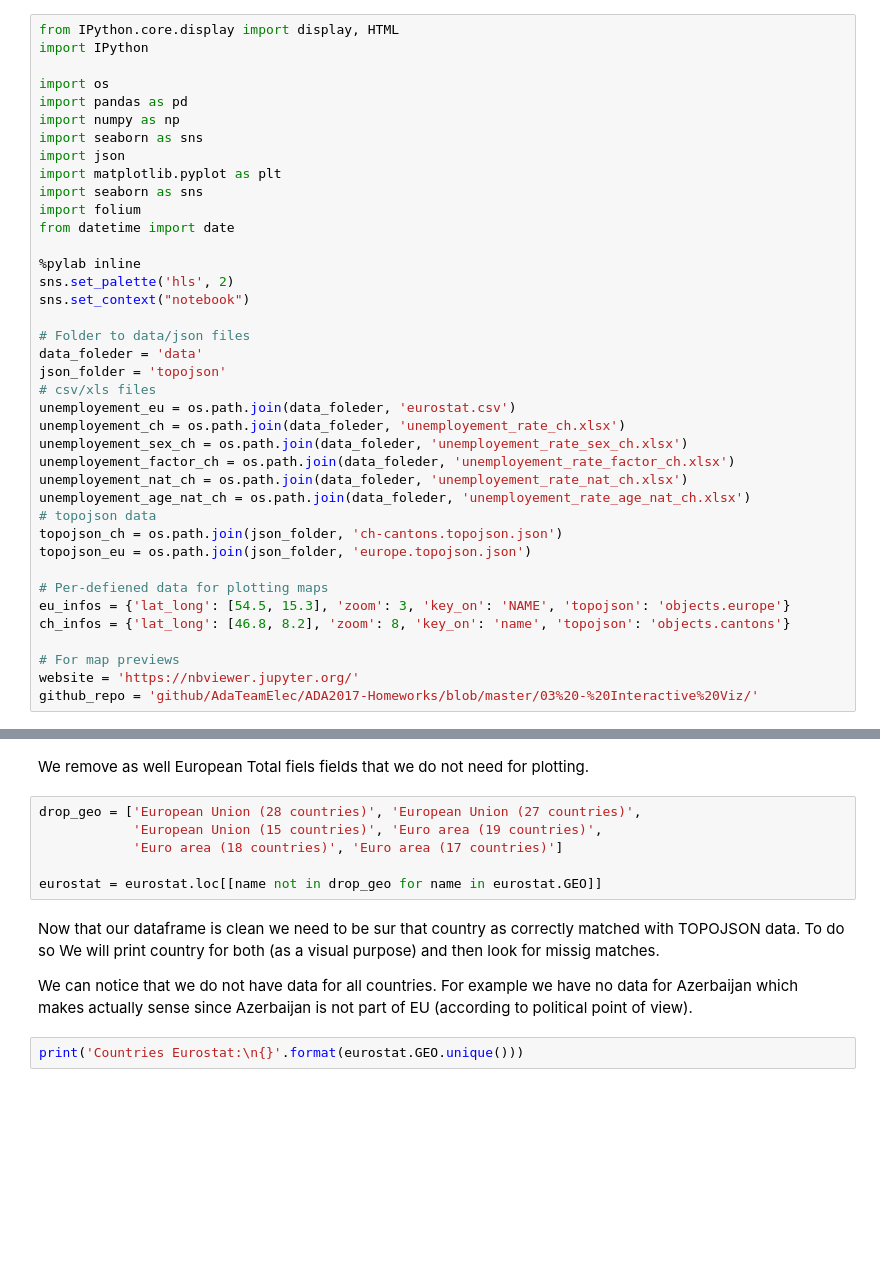
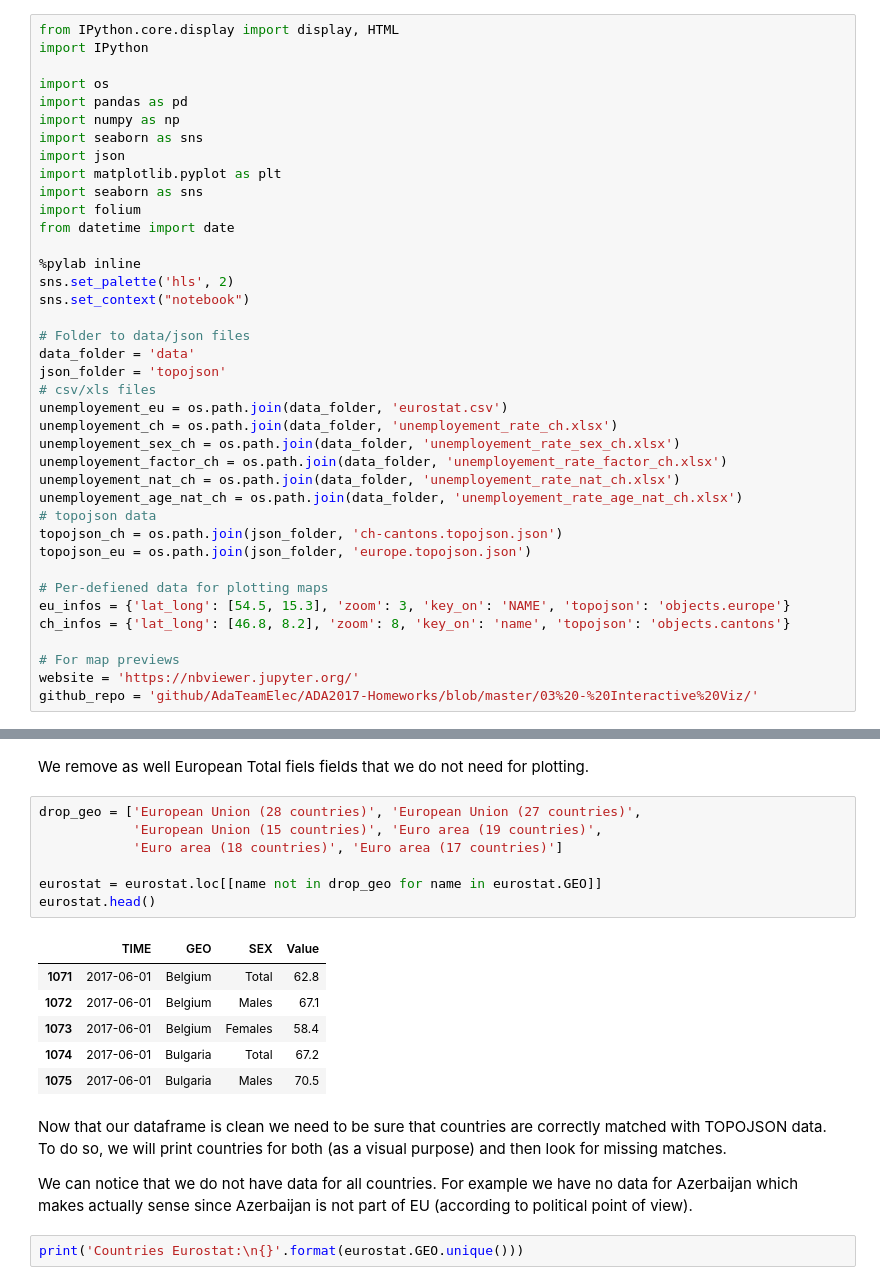
Before and after one commit to AdaTeamElec/ADA2017-Homeworks, a Jupyter notebook: 03 - Interactive Viz/Homework 3.ipynb, the cells around one changed output, grey strips where cells are left out. Cells and saved outputs as stored; diff of their text form; blank space fills up the shorter version.

```diff
--- a/03 - Interactive Viz/Homework 3.ipynb
+++ b/03 - Interactive Viz/Homework 3.ipynb
@@ -17,15 +17,15 @@ sns.set_palette('hls', 2)
 sns.set_context("notebook")
 
 # Folder to data/json files
-data_foleder = 'data'
+data_folder = 'data'
 json_folder = 'topojson'
 # csv/xls files
-unemployement_eu = os.path.join(data_foleder, 'eurostat.csv')
-unemployement_ch = os.path.join(data_foleder, 'unemployement_rate_ch.xlsx')
-unemployement_sex_ch = os.path.join(data_foleder, 'unemployement_rate_sex_ch.xlsx')
-unemployement_factor_ch = os.path.join(data_foleder, 'unemployement_rate_factor_ch.xlsx')
-unemployement_nat_ch = os.path.join(data_foleder, 'unemployement_rate_nat_ch.xlsx')
-unemployement_age_nat_ch = os.path.join(data_foleder, 'unemployement_rate_age_nat_ch.xlsx')
+unemployement_eu = os.path.join(data_folder, 'eurostat.csv')
+unemployement_ch = os.path.join(data_folder, 'unemployement_rate_ch.xlsx')
+unemployement_sex_ch = os.path.join(data_folder, 'unemployement_rate_sex_ch.xlsx')
+unemployement_factor_ch = os.path.join(data_folder, 'unemployement_rate_factor_ch.xlsx')
+unemployement_nat_ch = os.path.join(data_folder, 'unemployement_rate_nat_ch.xlsx')
+unemployement_age_nat_ch = os.path.join(data_folder, 'unemployement_rate_age_nat_ch.xlsx')
 # topojson data
 topojson_ch = os.path.join(json_folder, 'ch-cantons.topojson.json')
 topojson_eu = os.path.join(json_folder, 'europe.topojson.json')
@@ -217,11 +214,19 @@ We remove as well European Total fiels fields that we do not need for plotting.
 # %%
 drop_geo = ['European Union (28 countries)', 'European Union (27 countries)',
             'European Union (15 countries)', 'Euro area (19 countries)',
             'Euro area (18 countries)', 'Euro area (17 countries)']
 
 eurostat = eurostat.loc[[name not in drop_geo for name in eurostat.GEO]]
+eurostat.head()
+# %% [output]
+|  | TIME | GEO | SEX | Value |
+| 1071 | 2017-06-01 | Belgium | Total | 62.8 |
+| 1072 | 2017-06-01 | Belgium | Males | 67.1 |
+| 1073 | 2017-06-01 | Belgium | Females | 58.4 |
+| 1074 | 2017-06-01 | Bulgaria | Total | 67.2 |
+| 1075 | 2017-06-01 | Bulgaria | Males | 70.5 |
 # %% [markdown]
-Now that our dataframe is clean we need to be sur that country as correctly matched with TOPOJSON data. To do so We will print country for both (as a visual purpose) and then look for missig matches.
+Now that our dataframe is clean we need to be sure that countries are correctly matched with TOPOJSON data. To do so, we will print countries for both (as a visual purpose) and then look for missing matches.
 
 We can notice that we do not have data for all countries. For example we have no data for Azerbaijan which makes actually sense since Azerbaijan is not part of EU (according to political point of view).
 # %%
```
Also changed, not shown: parts of 32 cells of this notebook, 8 other files.
